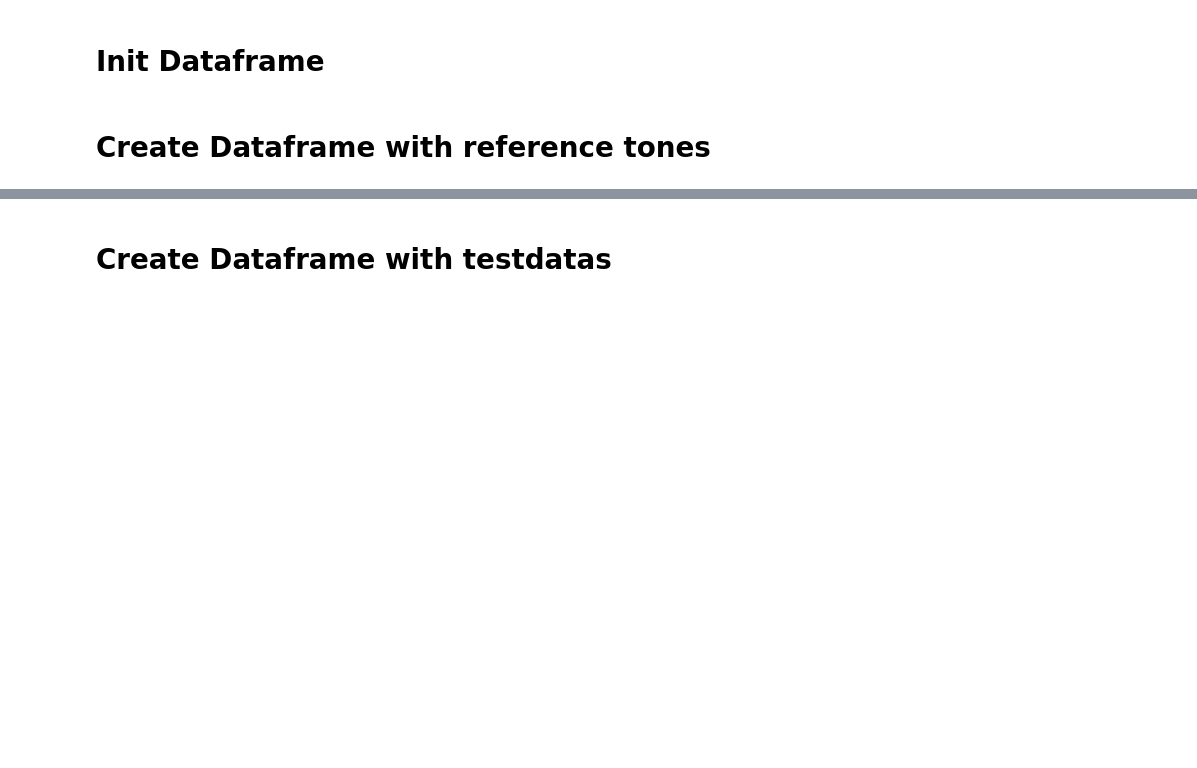
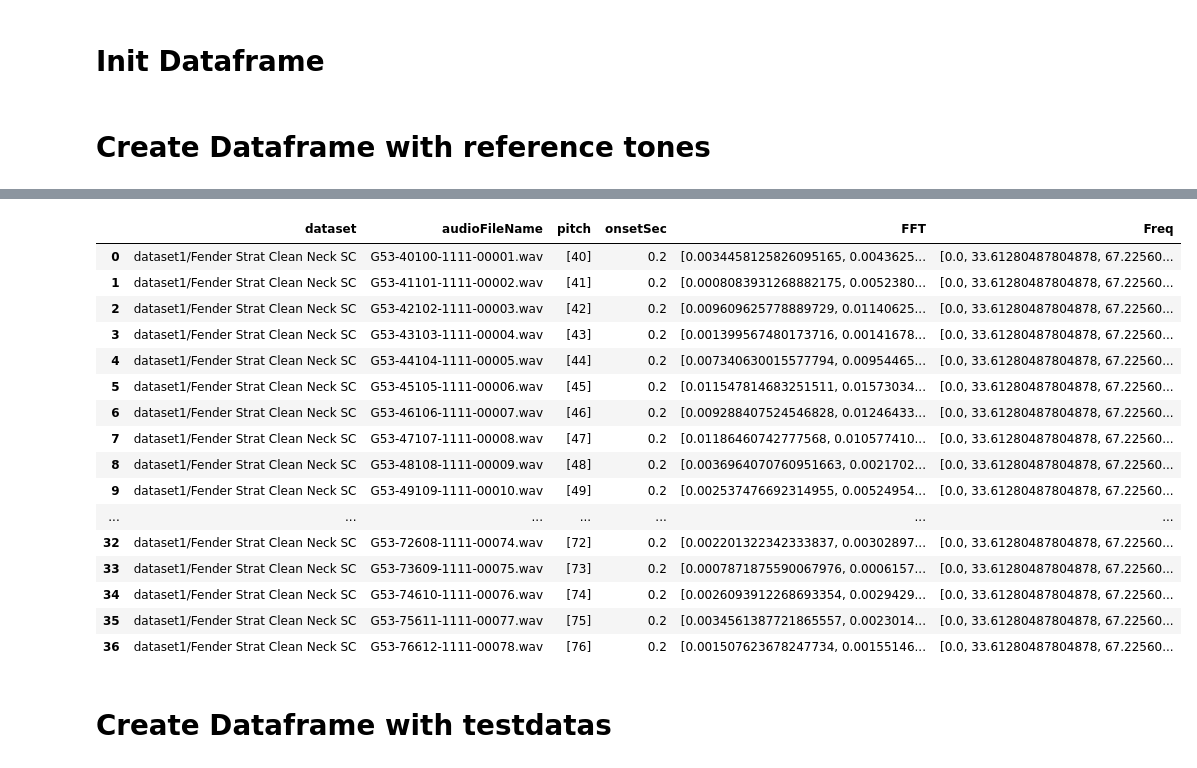
Before and after one commit to deiruch/AMt, a Jupyter notebook: AMt.ipynb, the cells around one changed output, grey strips where cells are left out. Saved outputs shown, nothing was run; the diff lists cells and outputs as text; code cells hidden in the pictures; blank space fills up the shorter version.

```diff
--- a/AMt.ipynb
+++ b/AMt.ipynb
@@ -274,3 +293,29 @@ Wall time: 332 ms
+# %%
+# drop duplicate in df_ref
+df_ref_unique = pd.DataFrame(columns=df_cols)
+
+for index, row in df_ref.iterrows():
+    if not df_ref_unique.pitch.str.contains(row.pitch[0], regex=False).any():
+        df_ref_unique = df_ref_unique.append(row, ignore_index=True)
+df_ref_unique
+# %% [output]
+|  | dataset | audioFileName | pitch | onsetSec | FFT | Freq |
+| 0 | dataset1/Fender Strat Clean Neck SC | G53-40100-1111-00001.wav | [40] | 0.2 | [0.0034458125826095165, 0.0043625... | [0.0, 33.61280487804878, 67.22560... |
+| 1 | dataset1/Fender Strat Clean Neck SC | G53-41101-1111-00002.wav | [41] | 0.2 | [0.0008083931268882175, 0.0052380... | [0.0, 33.61280487804878, 67.22560... |
+| 2 | dataset1/Fender Strat Clean Neck SC | G53-42102-1111-00003.wav | [42] | 0.2 | [0.009609625778889729, 0.01140625... | [0.0, 33.61280487804878, 67.22560... |
+| 3 | dataset1/Fender Strat Clean Neck SC | G53-43103-1111-00004.wav | [43] | 0.2 | [0.001399567480173716, 0.00141678... | [0.0, 33.61280487804878, 67.22560... |
+| 4 | dataset1/Fender Strat Clean Neck SC | G53-44104-1111-00005.wav | [44] | 0.2 | [0.007340630015577794, 0.00954465... | [0.0, 33.61280487804878, 67.22560... |
+| 5 | dataset1/Fender Strat Clean Neck SC | G53-45105-1111-00006.wav | [45] | 0.2 | [0.011547814683251511, 0.01573034... | [0.0, 33.61280487804878, 67.22560... |
+| 6 | dataset1/Fender Strat Clean Neck SC | G53-46106-1111-00007.wav | [46] | 0.2 | [0.009288407524546828, 0.01246433... | [0.0, 33.61280487804878, 67.22560... |
+| 7 | dataset1/Fender Strat Clean Neck SC | G53-47107-1111-00008.wav | [47] | 0.2 | [0.01186460742777568, 0.010577410... | [0.0, 33.61280487804878, 67.22560... |
+| 8 | dataset1/Fender Strat Clean Neck SC | G53-48108-1111-00009.wav | [48] | 0.2 | [0.0036964070760951663, 0.0021702... | [0.0, 33.61280487804878, 67.22560... |
+| 9 | dataset1/Fender Strat Clean Neck SC | G53-49109-1111-00010.wav | [49] | 0.2 | [0.002537476692314955, 0.00524954... | [0.0, 33.61280487804878, 67.22560... |
+| ... | ... | ... | ... | ... | ... | ... |
+| 32 | dataset1/Fender Strat Clean Neck SC | G53-72608-1111-00074.wav | [72] | 0.2 | [0.002201322342333837, 0.00302897... | [0.0, 33.61280487804878, 67.22560... |
+| 33 | dataset1/Fender Strat Clean Neck SC | G53-73609-1111-00075.wav | [73] | 0.2 | [0.0007871875590067976, 0.0006157... | [0.0, 33.61280487804878, 67.22560... |
+| 34 | dataset1/Fender Strat Clean Neck SC | G53-74610-1111-00076.wav | [74] | 0.2 | [0.0026093912268693354, 0.0029429... | [0.0, 33.61280487804878, 67.22560... |
+| 35 | dataset1/Fender Strat Clean Neck SC | G53-75611-1111-00077.wav | [75] | 0.2 | [0.0034561387721865557, 0.0023014... | [0.0, 33.61280487804878, 67.22560... |
+| 36 | dataset1/Fender Strat Clean Neck SC | G53-76612-1111-00078.wav | [76] | 0.2 | [0.001507623678247734, 0.00155146... | [0.0, 33.61280487804878, 67.22560... |
 # %% [markdown]
 # Create Dataframe with testdatas
 # %%
```
Also changed, not shown: parts of 12 cells of this notebook.
